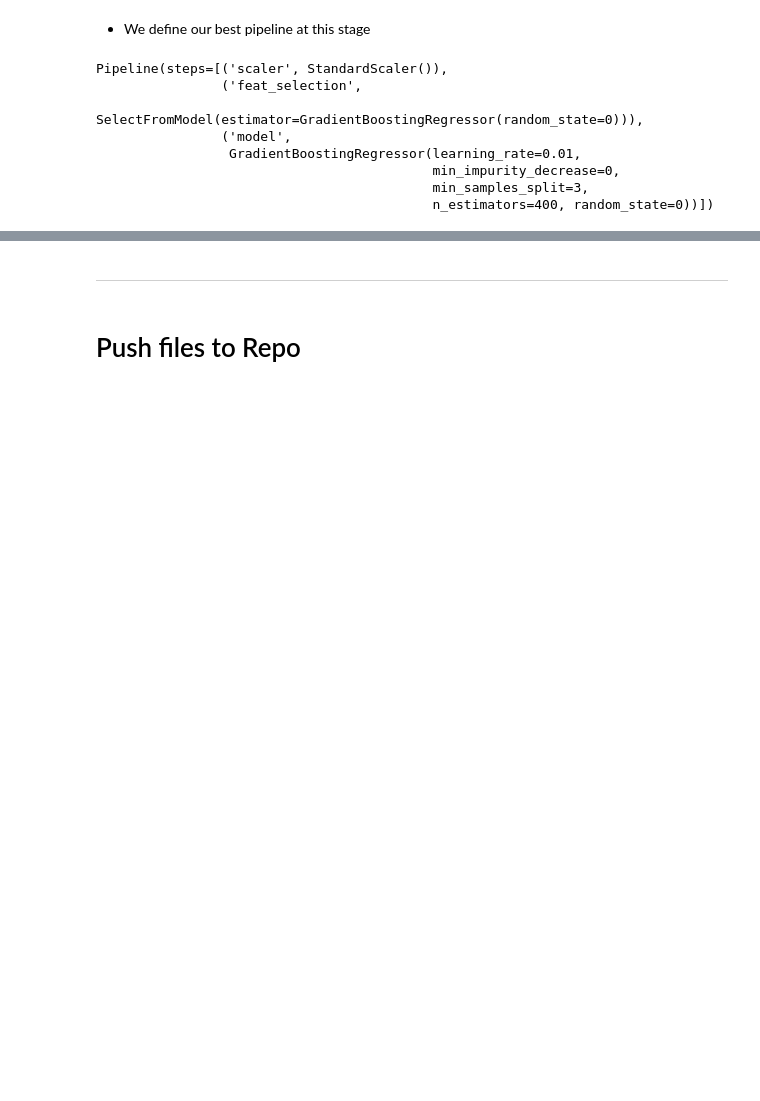
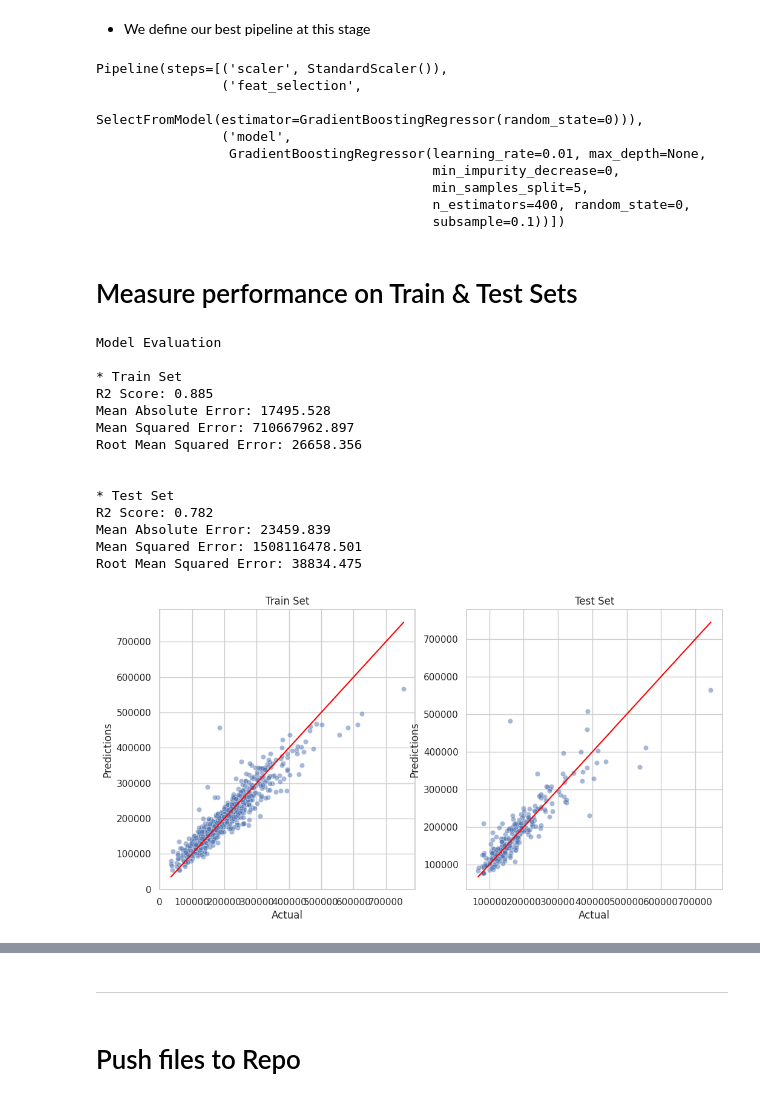
Before and after one commit to SamMartin92/milestone-project-heritage-housing-issues, a Jupyter notebook: jupyter_notebooks/5.PredictSalePrice.ipynb, the cells around one changed output, grey strips where cells are left out. Saved outputs shown, nothing was run; the diff lists cells and outputs as text; code cells hidden in the pictures; blank space fills up the shorter version.

```diff
--- a/jupyter_notebooks/5.PredictSalePrice.ipynb
+++ b/jupyter_notebooks/5.PredictSalePrice.ipynb
@@ -104,16 +104,16 @@ smart_correlation_features
 # %% [markdown]
 * We Will handle Data cleaning for 'GarageFinish' outside of the pipeline
 # %%
-nan_GarageFinish_vals=df[df['GarageFinish'].isna()]
-nan_GarageFinish_index = list(nan_GarageFinish_vals.index.values)
+# nan_GarageFinish_vals=df[df['GarageFinish'].isna()]
+# nan_GarageFinish_index = list(nan_GarageFinish_vals.index.values)
 
-df['GarageFinish'] = df['GarageFinish'].fillna(0)
+# df['GarageFinish'] = df['GarageFinish'].fillna(0)
 
-for x in nan_GarageFinish_index:
-    garage_area_value = df.iloc[x,8]
-    if garage_area_value == 0:
-        df.at[x,'GarageFinish'] = 'None'
-    else:
-        df.at[x,'GarageFinish'] = 'Unf'
+# for x in nan_GarageFinish_index:
+#     garage_area_value = df.iloc[x,8]
+#     if garage_area_value == 0:
+#         df.at[x,'GarageFinish'] = 'None'
+#     else:
+#         df.at[x,'GarageFinish'] = 'Unf'
 
-df.filter(['GarageFinish']).info()
+# df.filter(['GarageFinish']).info()
@@ -449,14 +432,17 @@ best_hyperparams
 # %% [markdown]
 * We define our best pipeline at this stage
 # %%
-pipeline_clf = grid_search_pipelines[best_model].best_estimator_
-pipeline_clf
+pipeline_regressor = grid_search_pipelines[best_model].best_estimator_
+pipeline_regressor
 # %% [output]
 Pipeline(steps=[('scaler', StandardScaler()),
                 ('feat_selection',
                  SelectFromModel(estimator=GradientBoostingRegressor(random_state=0))),
                 ('model',
-                 GradientBoostingRegressor(learning_rate=0.01,
+                 GradientBoostingRegressor(learning_rate=0.01, max_depth=None,
                                            min_impurity_decrease=0,
-                                           min_samples_split=3,
-                                           n_estimators=400, random_state=0))])
+                                           min_samples_split=5,
+                                           n_estimators=400, random_state=0,
+                                           subsample=0.1))])
+# %% [markdown]
+# Measure performance on Train & Test Sets
@@ -462,0 +492,19 @@ Pipeline(steps=[('scaler', StandardScaler()),
+# %%
+regression_performance(X_train, y_train, X_test, y_test,pipeline_regressor)
+regression_evaluation_plots(X_train, y_train, X_test, y_test, pipeline_regressor)
+# %% [output]
+Model Evaluation
+
+* Train Set
+R2 Score: 0.885
+Mean Absolute Error: 17495.528
+Mean Squared Error: 710667962.897
+Root Mean Squared Error: 26658.356
+
+
+* Test Set
+R2 Score: 0.782
+Mean Absolute Error: 23459.839
+Mean Squared Error: 1508116478.501
+Root Mean Squared Error: 38834.475
+[figure, added]
```
Also changed, not shown: parts of 27 cells of this notebook.
